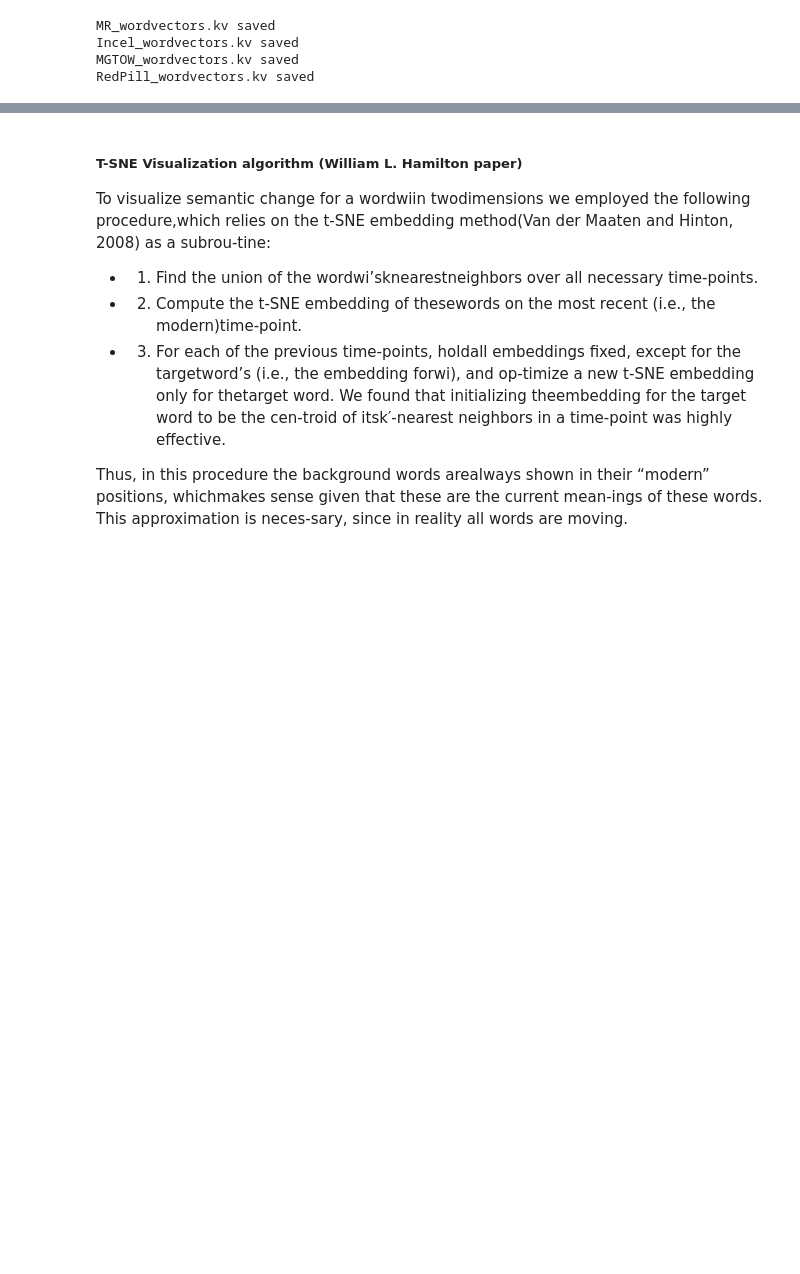
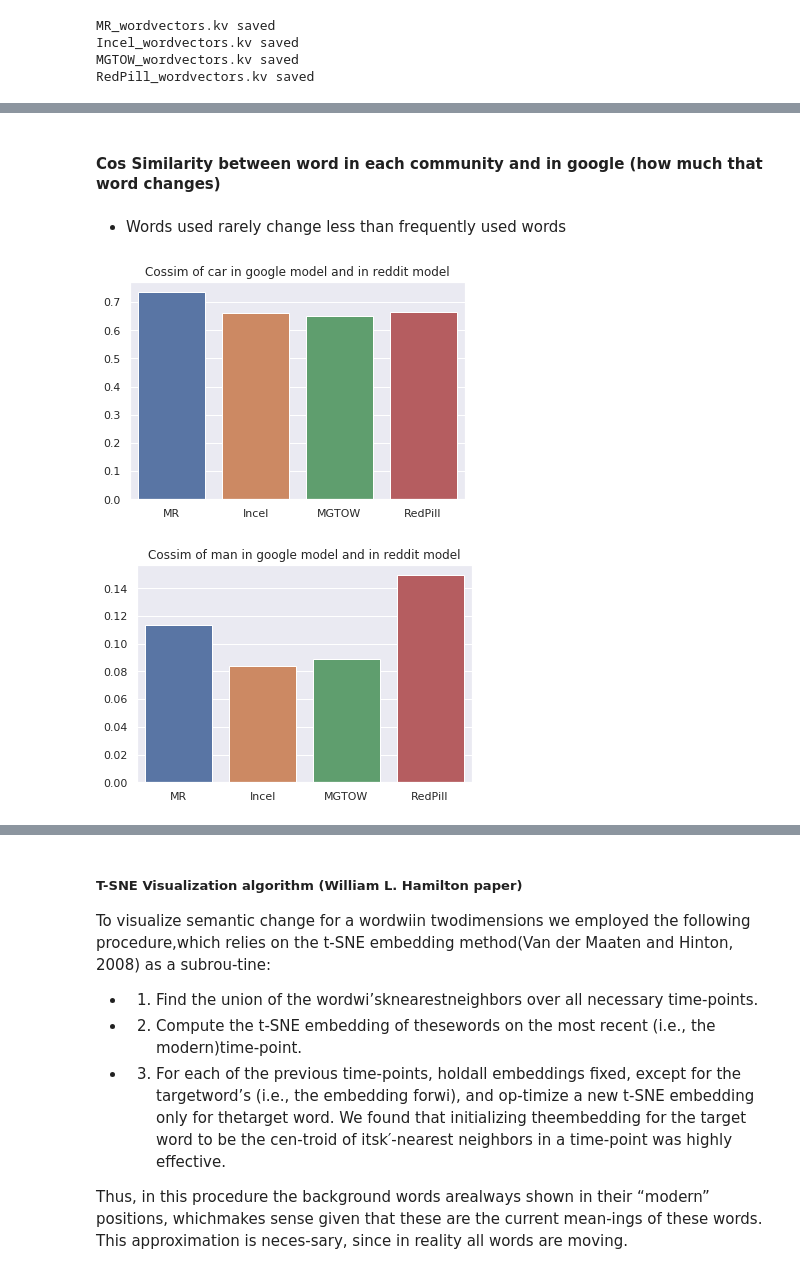
Before and after one commit to EmanuelHappy/Data-Science, a Jupyter notebook: _PushshiftReddit/w2v/finetuning tests.ipynb, the cells around one changed output, grey strips where cells are left out. Saved outputs shown, nothing was run; the diff lists cells and outputs as text; code cells hidden in the pictures; blank space fills up the shorter version.

```diff
--- a/_PushshiftReddit/w2v/finetuning tests.ipynb
+++ b/_PushshiftReddit/w2v/finetuning tests.ipynb
@@ -212,0 +223,7 @@ comparing_models(MR_models[0], MR_models[1], 'rape', community='MR', title1='Fir
+# %%
+def google_cossim(word, models, google_model, communities=["MR", "Incel", "MGTOW", "RedPill"], comparing="reddit"):
+    x = communities
+    y = [cos_sim(model.__getitem__(word), google_model.__getitem__(word)) for model in models]
+    fig, ax = plt.subplots()
+    ax.set(title=(f'Cossim of {word} in google model and in {comparing} model'))
+    sns.barplot(x, y, ax=ax);
@@ -212,0 +266,13 @@ comparing_models(MR_models[0], MR_models[1], 'rape', community='MR', title1='Fir
+# %% [markdown]
+#### Cos Similarity between word in each community and in google (how much that word changes)
+# %% [markdown]
+* Words used rarely change less than frequently used words
+# %%
+word1 = 'car'
+word2 = 'man'
+models = [MR_model, Incel_model, MGTOW_model, RP_model]
+google_cossim(word1, models, google_model)
+google_cossim(word2, models, google_model)
+# %% [output]
+[figure, added]
+[figure, added]
```
Also changed, not shown: parts of 62 cells of this notebook, 8 other files.
